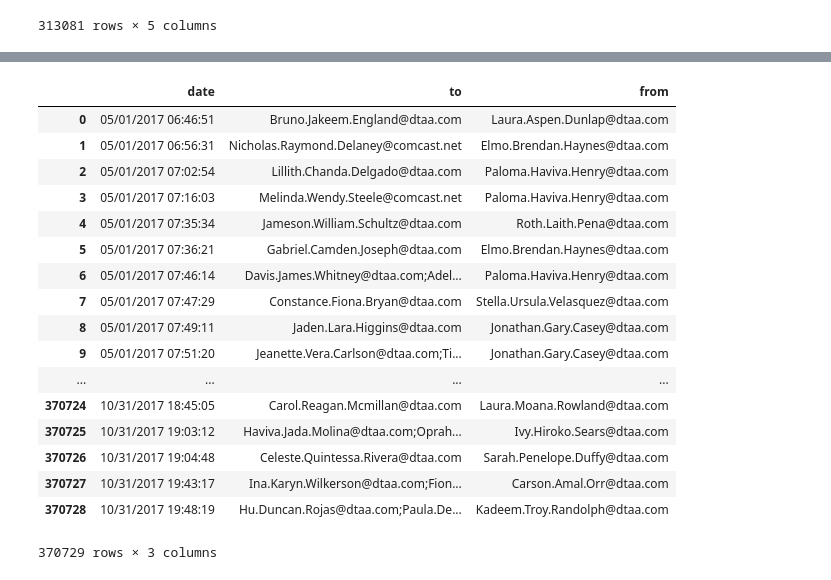
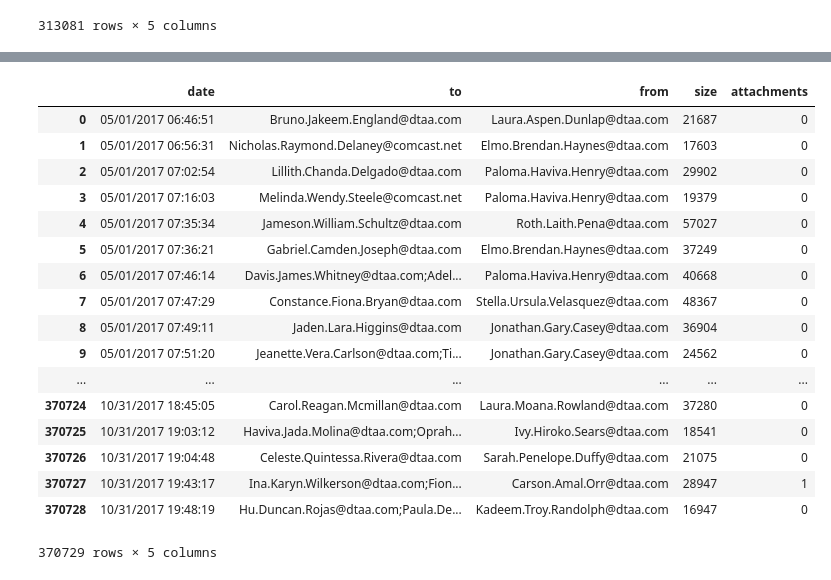
Before and after one commit to joseph97git/cmda-3654-project, a Jupyter notebook: katbird_TermProject.ipynb, the cells around one changed output, grey strips where cells are left out. Saved outputs shown, nothing was run; the diff lists cells and outputs as text; code cells hidden in the pictures.

```diff
--- a/katbird_TermProject.ipynb
+++ b/katbird_TermProject.ipynb
@@ -118,25 +140,25 @@ logons
 # %%
 #create table of emails sent to outside email address
 #split on ; and split on @ and look for not dtaa.com
-table = emails.iloc[:,1:4]
+table = emails.iloc[:,1:]
 table
 # %% [output]
-|  | date | to | from |
-| 0 | 05/01/2017 06:46:51 | Bruno.Jakeem.England@dtaa.com | Laura.Aspen.Dunlap@dtaa.com |
-| 1 | 05/01/2017 06:56:31 | Nicholas.Raymond.Delaney@comcast.net | Elmo.Brendan.Haynes@dtaa.com |
-| 2 | 05/01/2017 07:02:54 | Lillith.Chanda.Delgado@dtaa.com | Paloma.Haviva.Henry@dtaa.com |
-| 3 | 05/01/2017 07:16:03 | Melinda.Wendy.Steele@comcast.net | Paloma.Haviva.Henry@dtaa.com |
-| 4 | 05/01/2017 07:35:34 | Jameson.William.Schultz@dtaa.com | Roth.Laith.Pena@dtaa.com |
-| 5 | 05/01/2017 07:36:21 | Gabriel.Camden.Joseph@dtaa.com | Elmo.Brendan.Haynes@dtaa.com |
-| 6 | 05/01/2017 07:46:14 | Davis.James.Whitney@dtaa.com;Adel... | Paloma.Haviva.Henry@dtaa.com |
-| 7 | 05/01/2017 07:47:29 | Constance.Fiona.Bryan@dtaa.com | Stella.Ursula.Velasquez@dtaa.com |
-| 8 | 05/01/2017 07:49:11 | Jaden.Lara.Higgins@dtaa.com | Jonathan.Gary.Casey@dtaa.com |
-| 9 | 05/01/2017 07:51:20 | Jeanette.Vera.Carlson@dtaa.com;Ti... | Jonathan.Gary.Casey@dtaa.com |
-| ... | ... | ... | ... |
-| 370724 | 10/31/2017 18:45:05 | Carol.Reagan.Mcmillan@dtaa.com | Laura.Moana.Rowland@dtaa.com |
-| 370725 | 10/31/2017 19:03:12 | Haviva.Jada.Molina@dtaa.com;Oprah... | Ivy.Hiroko.Sears@dtaa.com |
-| 370726 | 10/31/2017 19:04:48 | Celeste.Quintessa.Rivera@dtaa.com | Sarah.Penelope.Duffy@dtaa.com |
-| 370727 | 10/31/2017 19:43:17 | Ina.Karyn.Wilkerson@dtaa.com;Fion... | Carson.Amal.Orr@dtaa.com |
-| 370728 | 10/31/2017 19:48:19 | Hu.Duncan.Rojas@dtaa.com;Paula.De... | Kadeem.Troy.Randolph@dtaa.com |
+|  | date | to | from | size | attachments |
+| 0 | 05/01/2017 06:46:51 | Bruno.Jakeem.England@dtaa.com | Laura.Aspen.Dunlap@dtaa.com | 21687 | 0 |
+| 1 | 05/01/2017 06:56:31 | Nicholas.Raymond.Delaney@comcast.net | Elmo.Brendan.Haynes@dtaa.com | 17603 | 0 |
+| 2 | 05/01/2017 07:02:54 | Lillith.Chanda.Delgado@dtaa.com | Paloma.Haviva.Henry@dtaa.com | 29902 | 0 |
+| 3 | 05/01/2017 07:16:03 | Melinda.Wendy.Steele@comcast.net | Paloma.Haviva.Henry@dtaa.com | 19379 | 0 |
+| 4 | 05/01/2017 07:35:34 | Jameson.William.Schultz@dtaa.com | Roth.Laith.Pena@dtaa.com | 57027 | 0 |
+| 5 | 05/01/2017 07:36:21 | Gabriel.Camden.Joseph@dtaa.com | Elmo.Brendan.Haynes@dtaa.com | 37249 | 0 |
+| 6 | 05/01/2017 07:46:14 | Davis.James.Whitney@dtaa.com;Adel... | Paloma.Haviva.Henry@dtaa.com | 40668 | 0 |
+| 7 | 05/01/2017 07:47:29 | Constance.Fiona.Bryan@dtaa.com | Stella.Ursula.Velasquez@dtaa.com | 48367 | 0 |
+| 8 | 05/01/2017 07:49:11 | Jaden.Lara.Higgins@dtaa.com | Jonathan.Gary.Casey@dtaa.com | 36904 | 0 |
+| 9 | 05/01/2017 07:51:20 | Jeanette.Vera.Carlson@dtaa.com;Ti... | Jonathan.Gary.Casey@dtaa.com | 24562 | 0 |
+| ... | ... | ... | ... | ... | ... |
+| 370724 | 10/31/2017 18:45:05 | Carol.Reagan.Mcmillan@dtaa.com | Laura.Moana.Rowland@dtaa.com | 37280 | 0 |
+| 370725 | 10/31/2017 19:03:12 | Haviva.Jada.Molina@dtaa.com;Oprah... | Ivy.Hiroko.Sears@dtaa.com | 18541 | 0 |
+| 370726 | 10/31/2017 19:04:48 | Celeste.Quintessa.Rivera@dtaa.com | Sarah.Penelope.Duffy@dtaa.com | 21075 | 0 |
+| 370727 | 10/31/2017 19:43:17 | Ina.Karyn.Wilkerson@dtaa.com;Fion... | Carson.Amal.Orr@dtaa.com | 28947 | 1 |
+| 370728 | 10/31/2017 19:48:19 | Hu.Duncan.Rojas@dtaa.com;Paula.De... | Kadeem.Troy.Randolph@dtaa.com | 16947 | 0 |
-370729 rows × 3 columns
+370729 rows × 5 columns
 # %%
```
Also changed, not shown: parts of 26 cells of this notebook.
